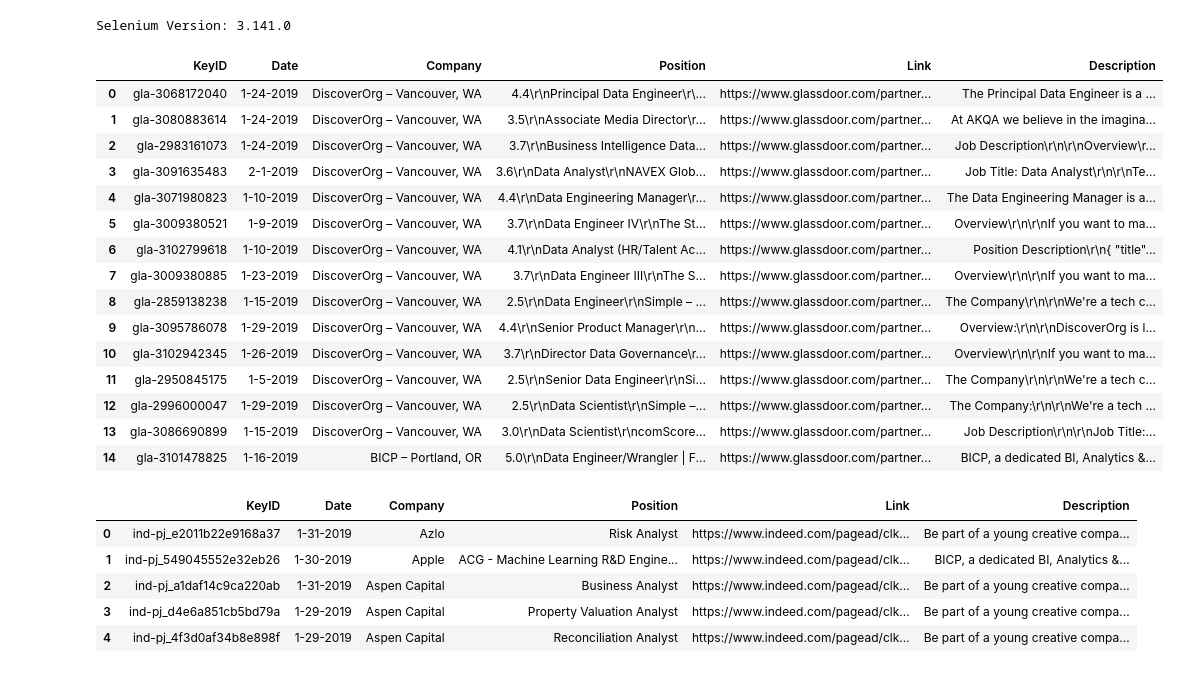
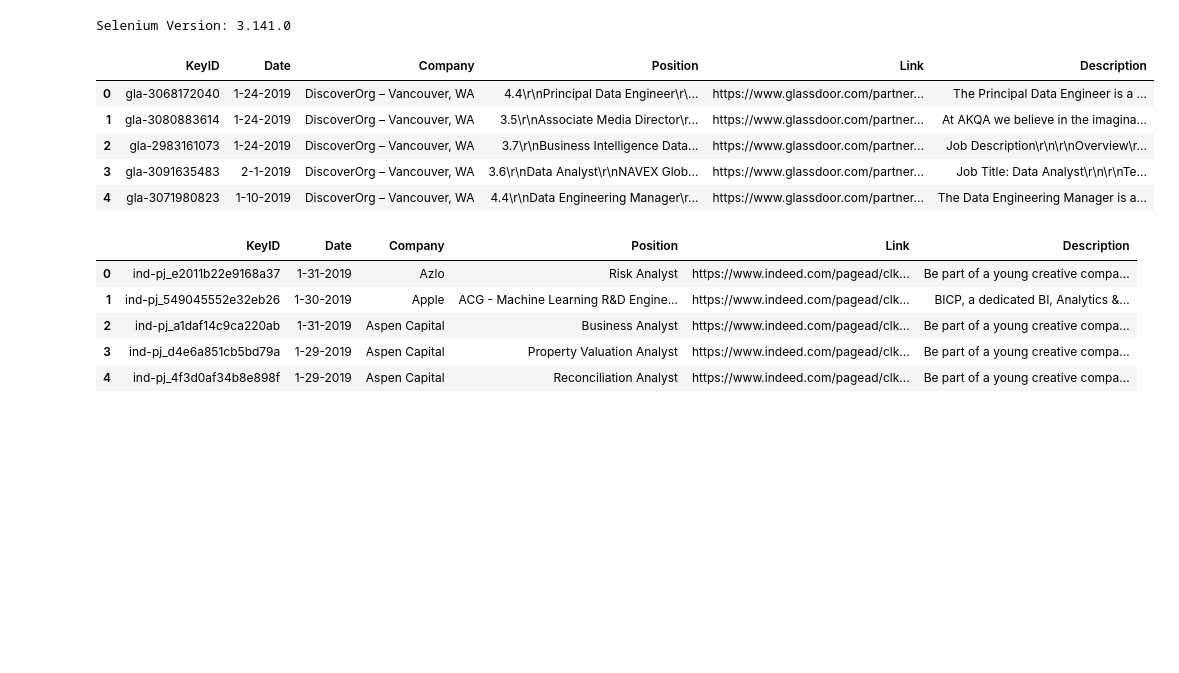
Before and after one commit to pmleffers/Automate_the_Job_Search, a Jupyter notebook: Data Cleaning.ipynb, the cells around one changed output. Drawn from its saved outputs; the diff is of its cells as text; code cells hidden in the pictures; blank space fills up the shorter version.

```diff
--- a/Data Cleaning.ipynb
+++ b/Data Cleaning.ipynb
@@ -65,24 +65,14 @@ if 'Applied' in Indeed.columns:
 if 'Applied' in Monster.columns:
     Monster=Monster.drop(['Applied'],axis=1)
 # %%
-Glassdoor[:15]
+Glassdoor[:5]
 # %% [output]
 |  | KeyID | Date | Company | Position | Link | Description |
 | 0 | gla-3068172040 | 1-24-2019 | DiscoverOrg – Vancouver, WA | 4.4\r\nPrincipal Data Engineer\r\... | https://www.glassdoor.com/partner... | The Principal Data Engineer is a ... |
 | 1 | gla-3080883614 | 1-24-2019 | DiscoverOrg – Vancouver, WA | 3.5\r\nAssociate Media Director\r... | https://www.glassdoor.com/partner... | At AKQA we believe in the imagina... |
 | 2 | gla-2983161073 | 1-24-2019 | DiscoverOrg – Vancouver, WA | 3.7\r\nBusiness Intelligence Data... | https://www.glassdoor.com/partner... | Job Description\r\n\r\nOverview\r... |
 | 3 | gla-3091635483 | 2-1-2019 | DiscoverOrg – Vancouver, WA | 3.6\r\nData Analyst\r\nNAVEX Glob... | https://www.glassdoor.com/partner... | Job Title: Data Analyst\r\n\r\nTe... |
 | 4 | gla-3071980823 | 1-10-2019 | DiscoverOrg – Vancouver, WA | 4.4\r\nData Engineering Manager\r... | https://www.glassdoor.com/partner... | The Data Engineering Manager is a... |
-| 5 | gla-3009380521 | 1-9-2019 | DiscoverOrg – Vancouver, WA | 3.7\r\nData Engineer IV\r\nThe St... | https://www.glassdoor.com/partner... | Overview\r\n\r\nIf you want to ma... |
-| 6 | gla-3102799618 | 1-10-2019 | DiscoverOrg – Vancouver, WA | 4.1\r\nData Analyst (HR/Talent Ac... | https://www.glassdoor.com/partner... | Position Description\r\n{ "title"... |
-| 7 | gla-3009380885 | 1-23-2019 | DiscoverOrg – Vancouver, WA | 3.7\r\nData Engineer III\r\nThe S... | https://www.glassdoor.com/partner... | Overview\r\n\r\nIf you want to ma... |
-| 8 | gla-2859138238 | 1-15-2019 | DiscoverOrg – Vancouver, WA | 2.5\r\nData Engineer\r\nSimple – ... | https://www.glassdoor.com/partner... | The Company\r\n\r\nWe're a tech c... |
-| 9 | gla-3095786078 | 1-29-2019 | DiscoverOrg – Vancouver, WA | 4.4\r\nSenior Product Manager\r\n... | https://www.glassdoor.com/partner... | Overview:\r\n\r\nDiscoverOrg is l... |
-| 10 | gla-3102942345 | 1-26-2019 | DiscoverOrg – Vancouver, WA | 3.7\r\nDirector Data Governance\r... | https://www.glassdoor.com/partner... | Overview\r\n\r\nIf you want to ma... |
-| 11 | gla-2950845175 | 1-5-2019 | DiscoverOrg – Vancouver, WA | 2.5\r\nSenior Data Engineer\r\nSi... | https://www.glassdoor.com/partner... | The Company\r\n\r\nWe're a tech c... |
-| 12 | gla-2996000047 | 1-29-2019 | DiscoverOrg – Vancouver, WA | 2.5\r\nData Scientist\r\nSimple –... | https://www.glassdoor.com/partner... | The Company:\r\n\r\nWe're a tech ... |
-| 13 | gla-3086690899 | 1-15-2019 | DiscoverOrg – Vancouver, WA | 3.0\r\nData Scientist\r\ncomScore... | https://www.glassdoor.com/partner... | Job Description\r\n\r\nJob Title:... |
-| 14 | gla-3101478825 | 1-16-2019 | BICP – Portland, OR | 5.0\r\nData Engineer/Wrangler | F... | https://www.glassdoor.com/partner... | BICP, a dedicated BI, Analytics &... |
 # %%
 Indeed[:5]
 # %% [output]
```
Also changed, not shown: parts of 4 cells of this notebook.
